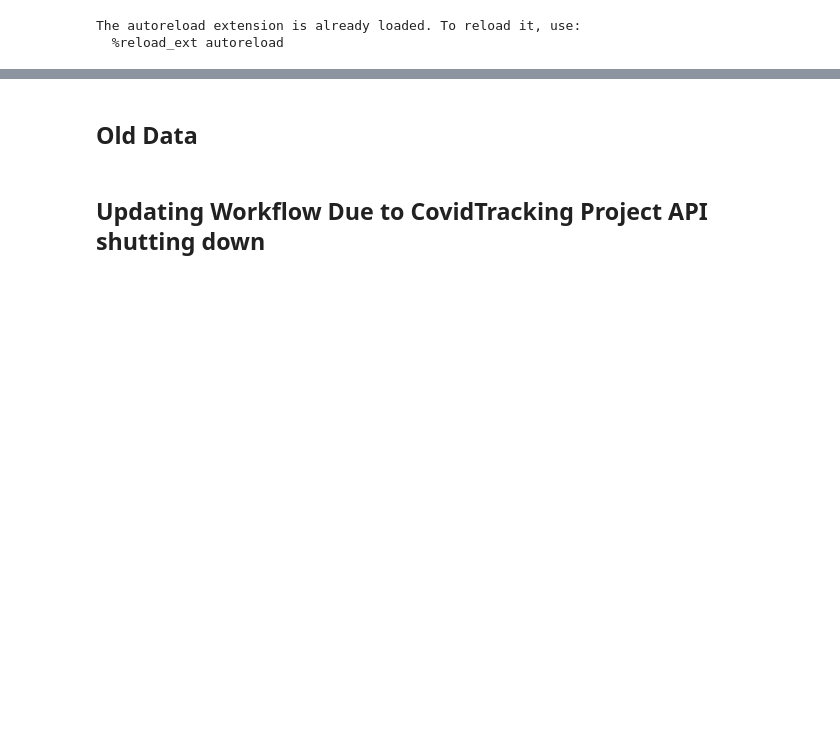
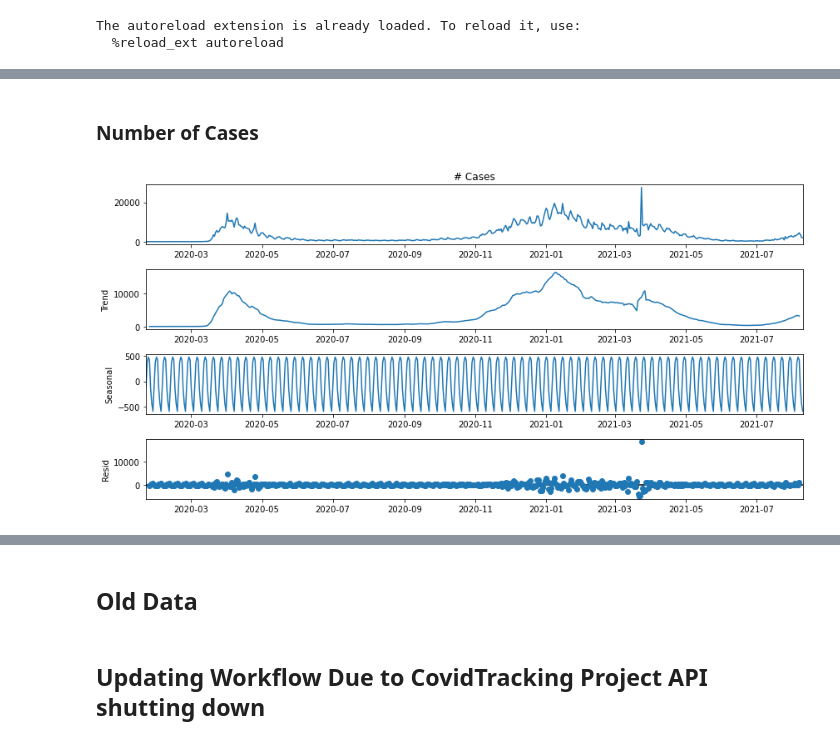
Before and after one commit to jirvingphd/playing-with-coronavirus-data, a Jupyter notebook: coronavirus_covid_19_timeseries_forecasting_08-2021.ipynb, the cells around one changed output, grey strips where cells are left out. Saved outputs shown, nothing was run; the diff lists cells and outputs as text; code cells hidden in the pictures; blank space fills up the shorter version.

```diff
--- a/coronavirus_covid_19_timeseries_forecasting_08-2021.ipynb
+++ b/coronavirus_covid_19_timeseries_forecasting_08-2021.ipynb
@@ -188,0 +319,7 @@ plot_state(ny)
+# %% [markdown]
+### Number of Cases
+# %%
+decomp = tsa.seasonal_decompose(ts)
+decomp.plot();
+# %% [output]
+[figure, added]
```
Also changed, not shown: parts of 74 cells of this notebook, 58 other files.
